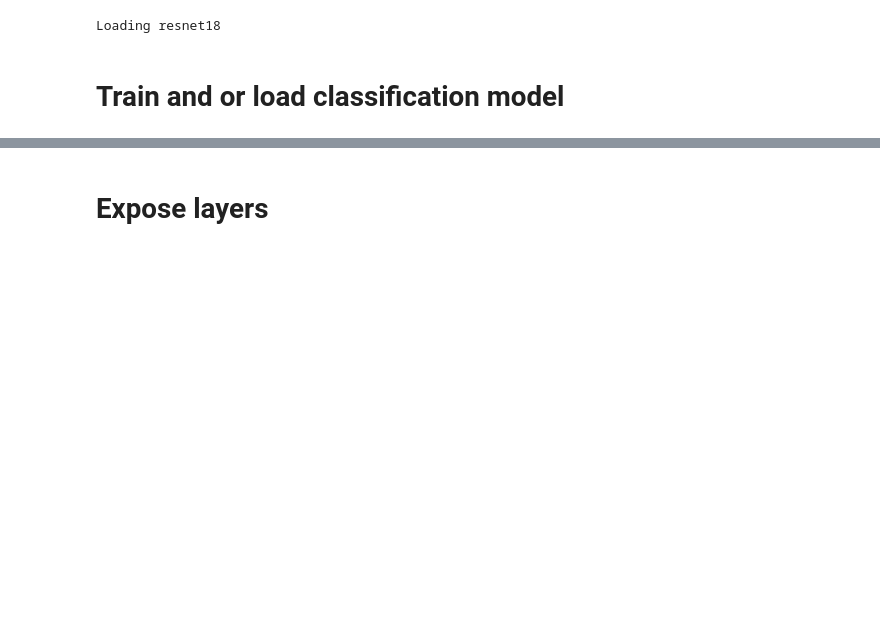
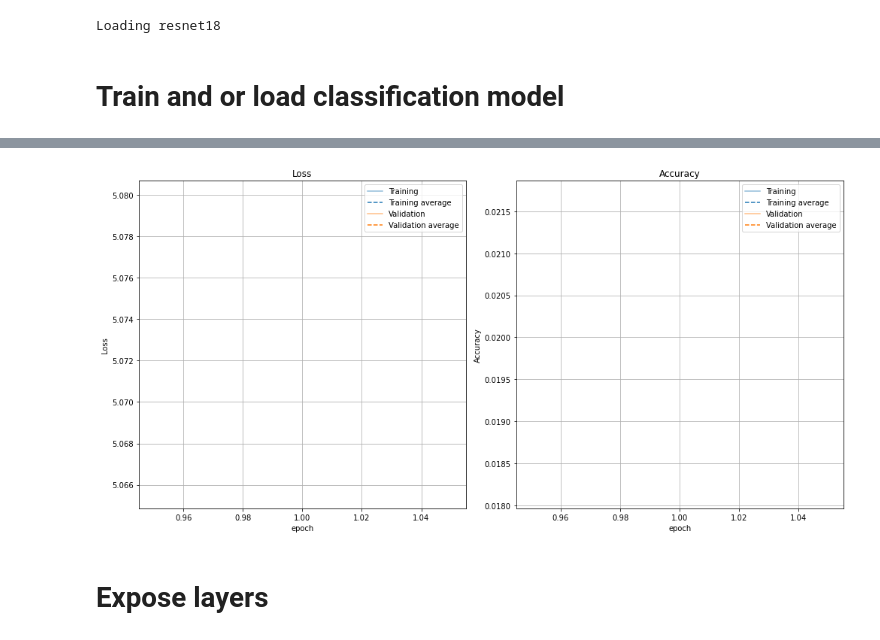
Before and after one commit to JackismyShephard/eternal-bugshine, a Jupyter notebook: playground.ipynb, the cells around one changed output, grey strips where cells are left out. Saved outputs shown, nothing was run; the diff lists cells and outputs as text; code cells hidden in the pictures; blank space fills up the shorter version.

```diff
--- a/playground.ipynb
+++ b/playground.ipynb
@@ -49,7 +45,7 @@ Loading resnet18
 # %% [markdown]
 # Train and or load classification model
 # %%
-load = True
+load = False
 if load:
     metrics, model_config, dataset_config, training_config = load_model_weights_and_metrics(model, model_config)
     print(("test accuracy = %.2f %%" % training_config['train_info']['test_acc']))
@@ -64,3 +63,4 @@ test accuracy = 0.00 %
+[figure, added]
 # %% [markdown]
 # Expose layers
 # %%
```
Also changed, not shown: parts of 5 cells of this notebook.
